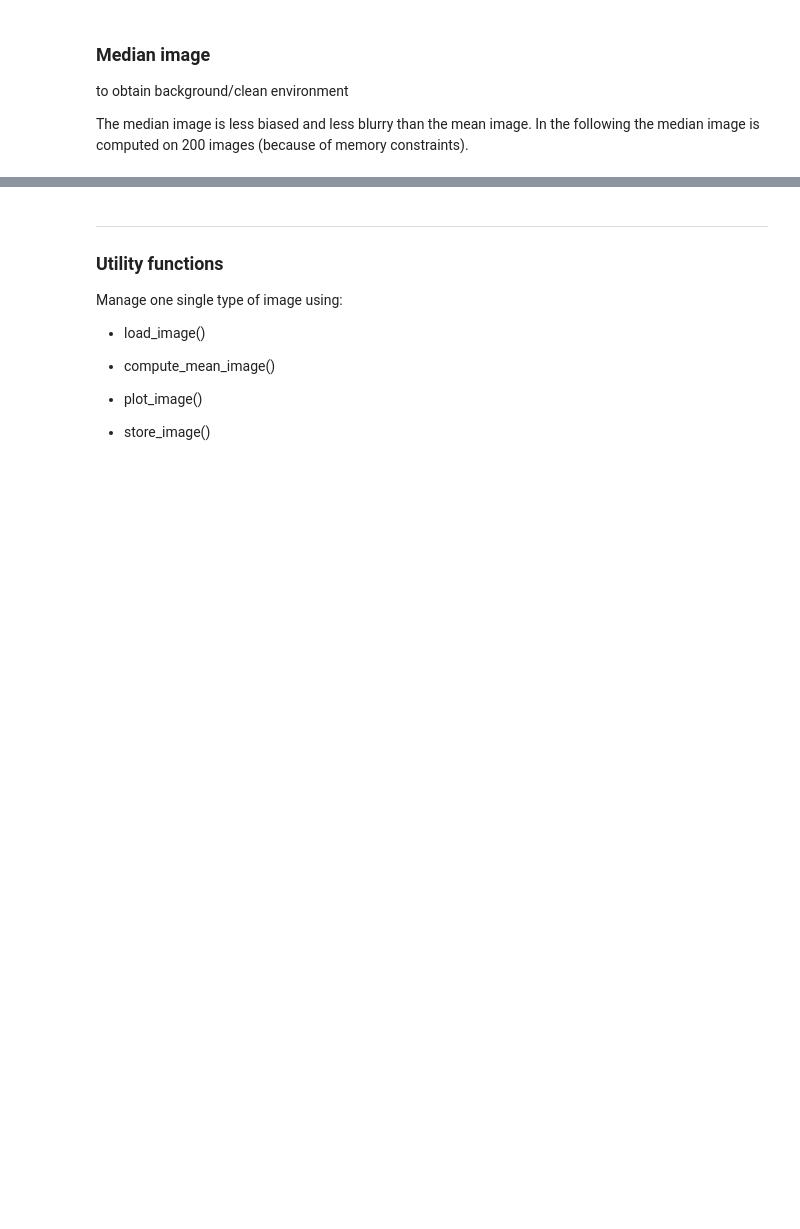
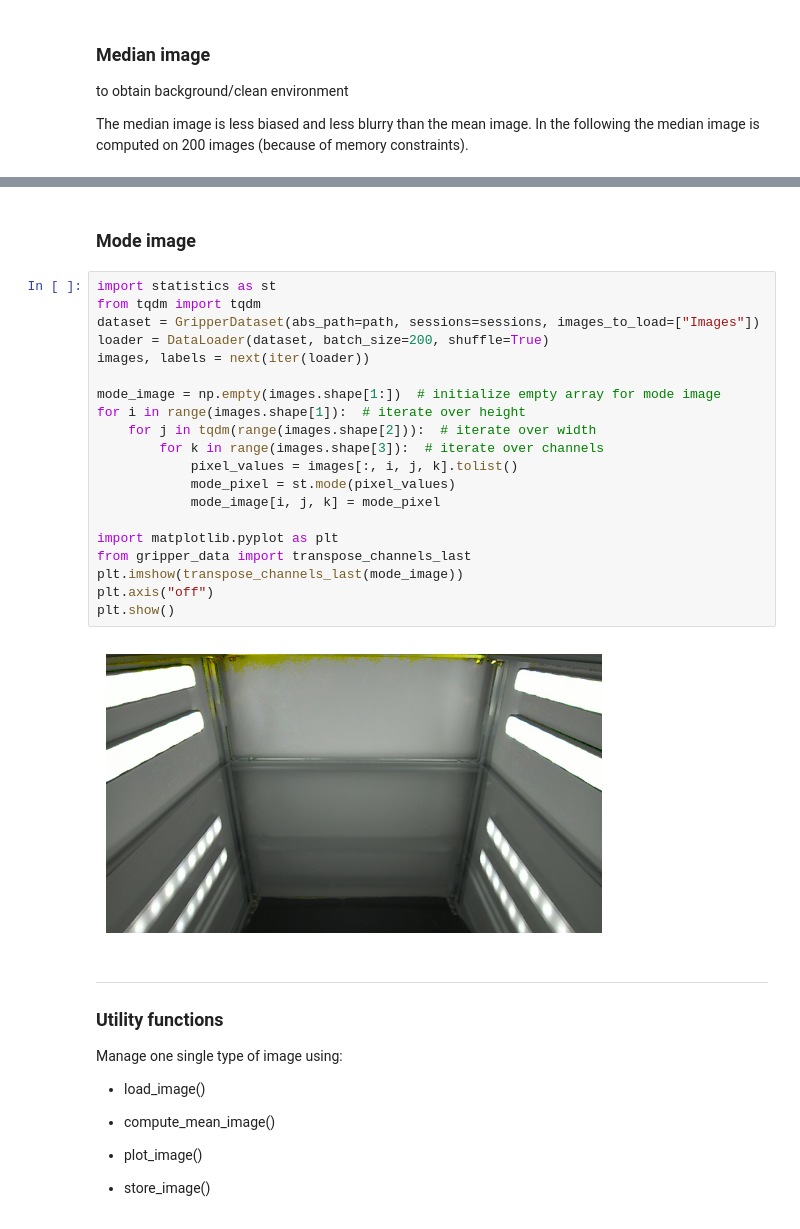
Before and after one commit to GiacomoBillo/cloudgripper-visual-autoencoder, a Jupyter notebook: visual_autoencoder/data.ipynb, the cells around one changed output, grey strips where cells are left out. Drawn from its saved outputs; the diff is of its cells as text; blank space fills up the shorter version.

Commit message:
feat: mode image

```diff
--- a/visual_autoencoder/data.ipynb
+++ b/visual_autoencoder/data.ipynb
@@ -118,6 +118,30 @@ store_image(median_img, os.path.join("clean_environment_images", "median_image_2
 # %% [output]
 [figure]
 True
+# %% [markdown]
+### Mode image
+# %%
+import statistics as st
+from tqdm import tqdm
+dataset = GripperDataset(abs_path=path, sessions=sessions, images_to_load=["Images"])
+loader = DataLoader(dataset, batch_size=200, shuffle=True)
+images, labels = next(iter(loader))
+
+mode_image = np.empty(images.shape[1:])  # initialize empty array for mode image
+for i in range(images.shape[1]):  # iterate over height
+    for j in tqdm(range(images.shape[2])):  # iterate over width
+        for k in range(images.shape[3]):  # iterate over channels
+            pixel_values = images[:, i, j, k].tolist()
+            mode_pixel = st.mode(pixel_values)
+            mode_image[i, j, k] = mode_pixel
+
+import matplotlib.pyplot as plt
+from gripper_data import transpose_channels_last
+plt.imshow(transpose_channels_last(mode_image))
+plt.axis("off")
+plt.show()
+# %% [output]
+[figure, added]
 # %% [markdown]
 ___
 
```
Also changed, not shown: parts of 1 cell of this notebook.
